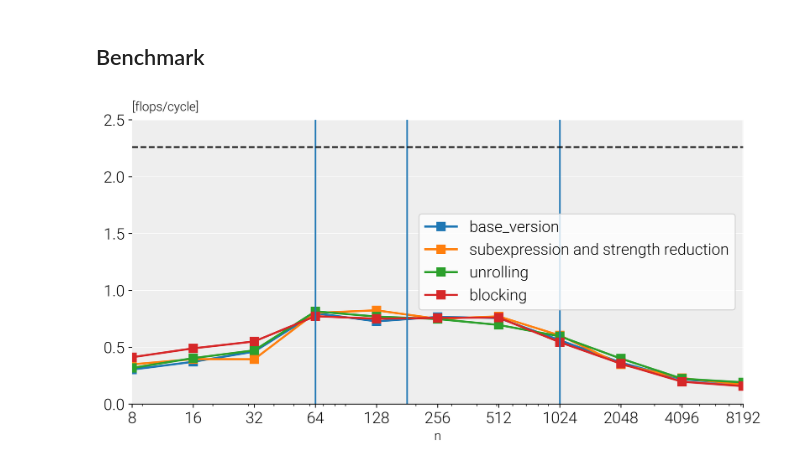
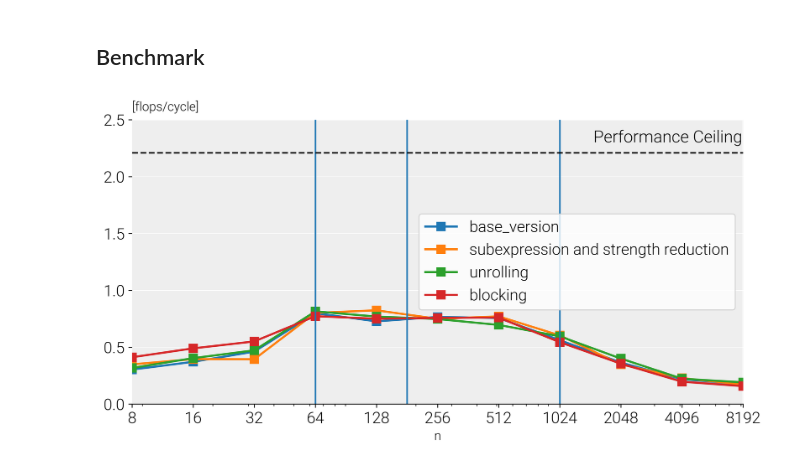
Before and after one commit to albertomontesg/fast-tsne, a Jupyter notebook: report/Report Calculations and Plots.ipynb, the cells around one changed output. Cells and saved outputs as stored; diff of their text form; code cells hidden in the pictures.

```diff
--- a/report/Report Calculations and Plots.ipynb
+++ b/report/Report Calculations and Plots.ipynb
@@ -822,32 +826,34 @@ N_cache3 = np.sqrt(cache_3 / 4 / 2)
 mpl.rcParams['figure.figsize'] = (8.1, 5)
 mpl.rcParams['figure.dpi'] = 600
 mpl.rcParams['font.family'] = 'Roboto'
 mpl.rcParams['font.size'] = 15
 
 func_names = data.columns.values[1:]
 perf = []
 flops = get_flops(N)
 
 for func in func_names:
     cycles = data[func].as_matrix()
     P = flops / cycles
     perf.append(P)
 
 ax = plot(N, perf, labels=tuple(func_names), ylim=2.5)
 mpl.rcParams.update({'font.size': 16,
          'axes.labelsize': 'x-large',
          'axes.titlesize':'x-large',
          'xtick.labelsize':'x-large',
          'ytick.labelsize':'x-large'})
 
 ax.set_xscale("log")
 ax.set_xticks(N)
 ax.set_xticklabels(N)
 ax.axvline(N_cache1)
 ax.axvline(N_cache2)
 ax.axvline(N_cache3)
-ax.axhline(2.26, color='k', ls='--')
+ax.axhline(2.21, color='k', ls='--')
+ax.text(1500, 2.3, "Performance Ceiling", color="k")
+
 
 plt.show()
 # %% [output]
-[figure, old version]
+[figure, new version]
```
Also changed, not shown: parts of 1 cell of this notebook.
